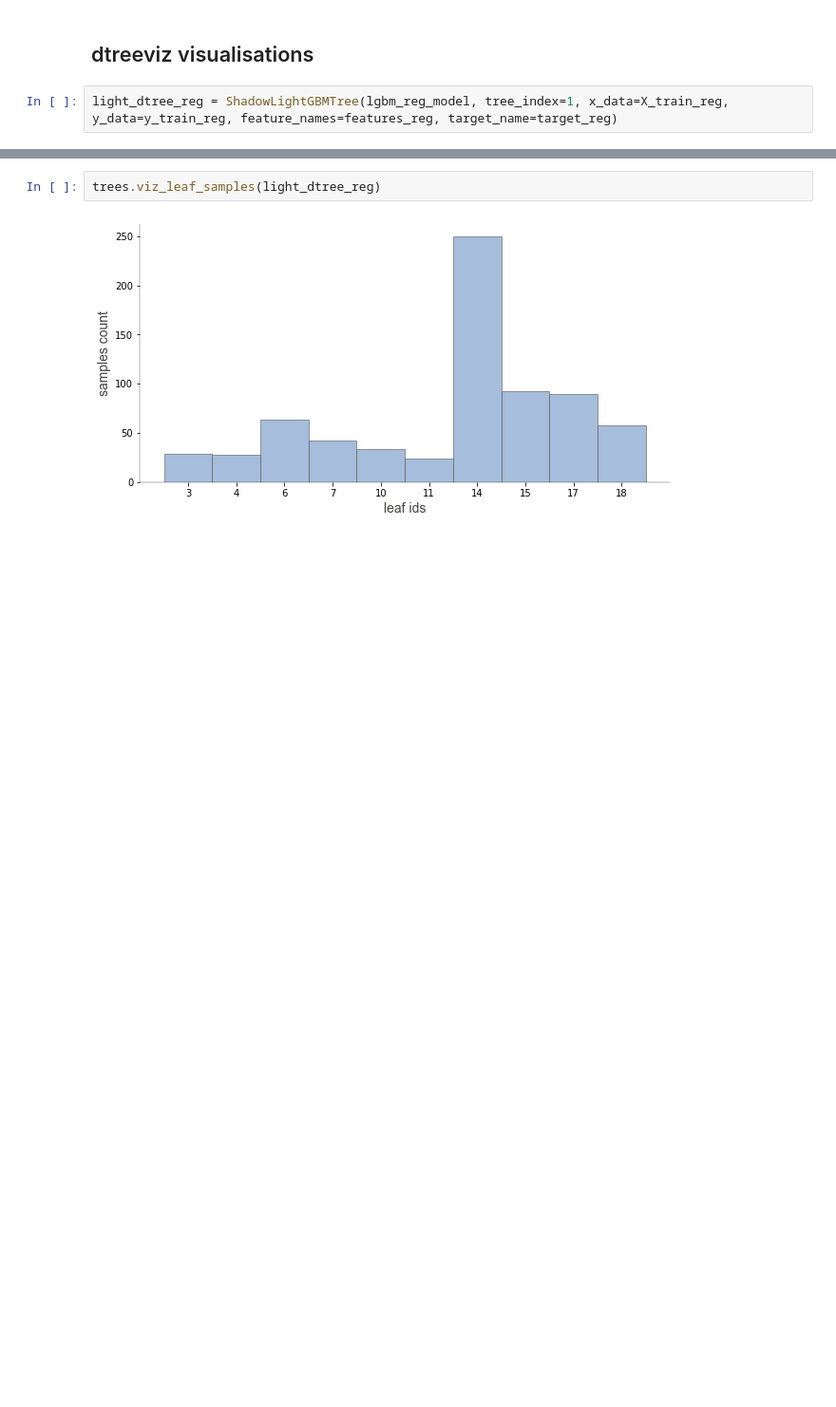
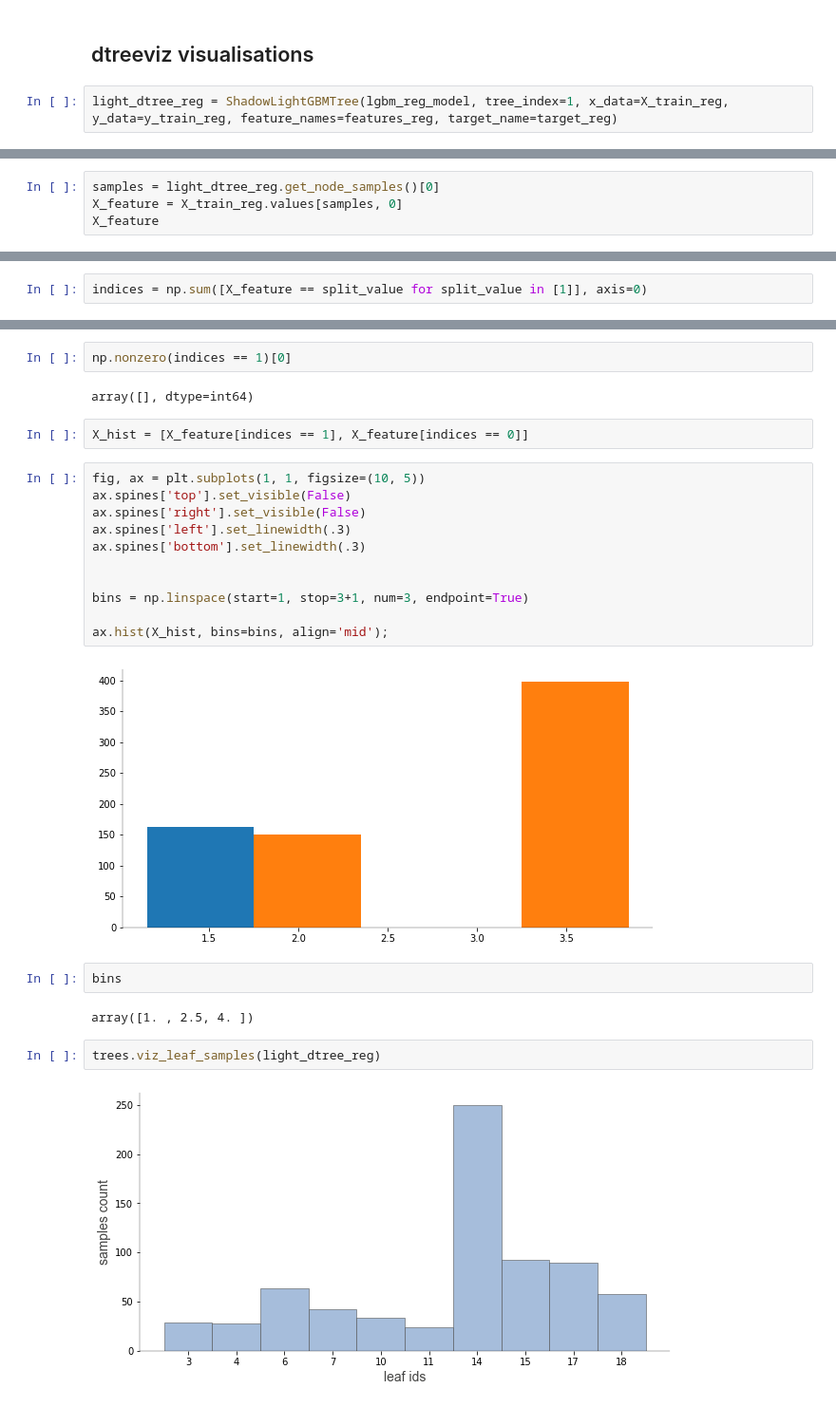
Before and after one commit to parrt/dtreeviz, a Jupyter notebook: notebooks/dtreeviz_lightgbm_visualisations.ipynb, the cells around one changed output, grey strips where cells are left out. Shown at 95% size. Drawn from its saved outputs; the diff is of its cells as text; blank space fills up the shorter version.

Commit message:
Get left,right node samples for categorical feature split

```diff
--- a/notebooks/dtreeviz_lightgbm_visualisations.ipynb
+++ b/notebooks/dtreeviz_lightgbm_visualisations.ipynb
@@ -231,0 +271,4 @@ trees.dtreeviz(light_dtree_reg)
+# %%
+samples = light_dtree_reg.get_node_samples()[0]
+X_feature = X_train_reg.values[samples, 0]
+X_feature
@@ -231,0 +293,2 @@ trees.dtreeviz(light_dtree_reg)
+# %%
+indices = np.sum([X_feature == split_value for split_value in [1]], axis=0)
@@ -232,3 +331,26 @@ trees.dtreeviz(light_dtree_reg)
+# %%
+np.nonzero(indices == 1)[0]
+# %% [output]
+array([], dtype=int64)
+# %%
+X_hist = [X_feature[indices == 1], X_feature[indices == 0]]
+# %%
+fig, ax = plt.subplots(1, 1, figsize=(10, 5))
+ax.spines['top'].set_visible(False)
+ax.spines['right'].set_visible(False)
+ax.spines['left'].set_linewidth(.3)
+ax.spines['bottom'].set_linewidth(.3)
+
+
+bins = np.linspace(start=1, stop=3+1, num=3, endpoint=True)
+
+ax.hist(X_hist, bins=bins, align='mid');
+# %% [output]
+[figure, added]
+# %%
+bins
+# %% [output]
+array([1. , 2.5, 4. ])
 # %%
 trees.viz_leaf_samples(light_dtree_reg)
 # %% [output]
```
Also changed, not shown: parts of 10 cells of this notebook, 2 other files.
